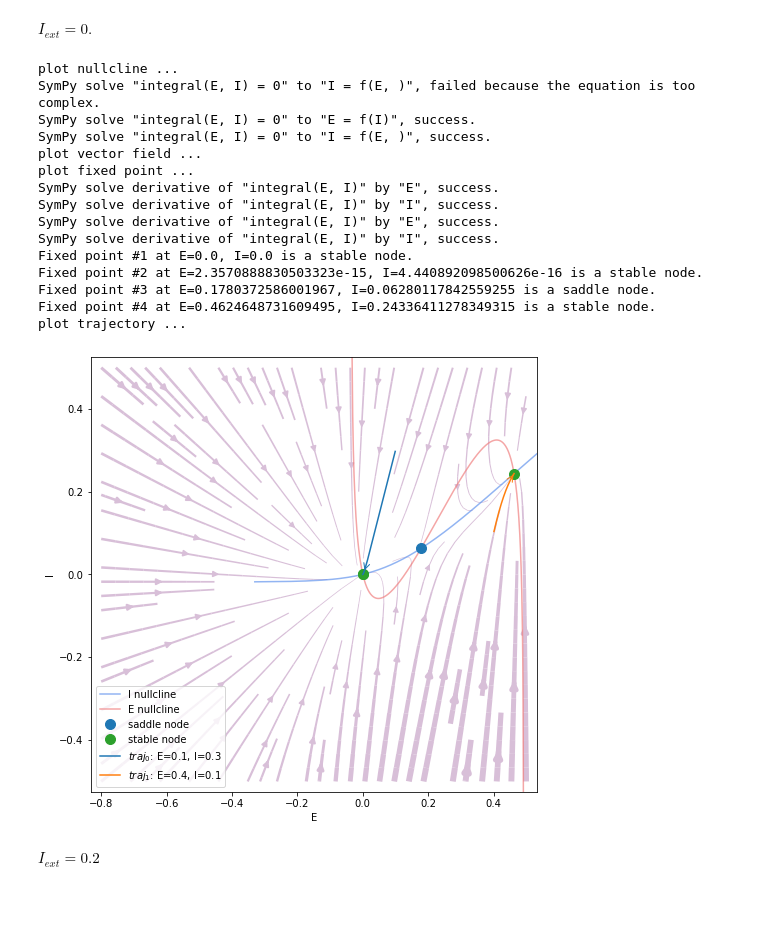
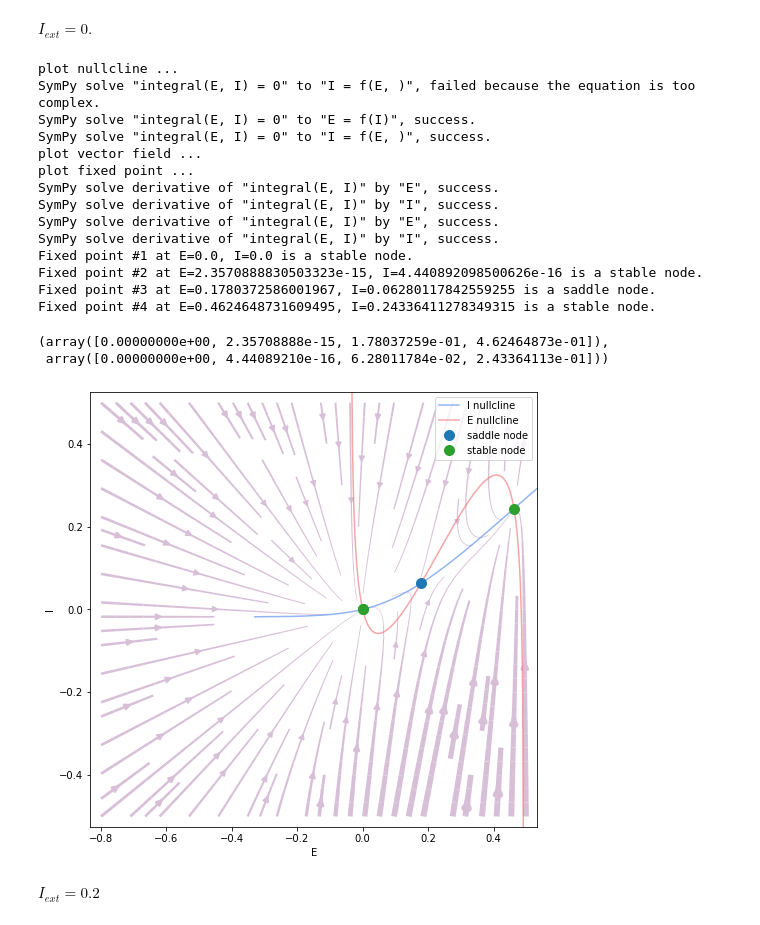
Before and after one commit to AohuaCheng/Neuro-and-Complexity-Science, a Jupyter notebook: tutorials/Computational Neuroscience/dynamics_analysis/2.2_dynamics_analysis.ipynb, the cells around one changed output. Saved outputs shown, nothing was run; the diff lists cells and outputs as text; code cells hidden in the pictures.

```diff
--- a/tutorials/Computational Neuroscience/dynamics_analysis/2.2_dynamics_analysis.ipynb
+++ b/tutorials/Computational Neuroscience/dynamics_analysis/2.2_dynamics_analysis.ipynb
@@ -65,7 +84,12 @@ class WilsonCowan(bp.NeuGroup):
   @staticmethod
   @bp.odeint
   def integral(E, I, t, Iext):
-    # code here
+    x_E = wEE * E - wEI * I + Iext
+    F_E = 1 / (1 + np.exp(-a_E*(x_E-theta_E))) - 1 / (1 + np.exp(a_E*theta_E))
+    dE = (-E + (1-r*E)*F_E ) / tau_E
+    x_I = wIE * E - wII * I
+    F_I = 1 / (1 + np.exp(-a_I*(x_I-theta_I))) - 1 / (1 + np.exp(a_I*theta_I))
+    dI = (-I + (1-r*I)*F_I ) / tau_I
     return dE, dI
 
   def update(self, _t, ):
@@ -91,32 +115,33 @@ $I_{ext} = 0.$
 # %%
 analyzer = bp.analysis.PhasePlane(
   integrals=wc.integral,
   target_vars=OrderedDict(E=[-0.8, 0.5], I=[-0.5, 0.5]),
   pars_update=dict(Iext=0.),
   numerical_resolution=0.001,
 )
 plt.figure(figsize=(8, 8))
 analyzer.plot_nullcline()
 analyzer.plot_vector_field()
 analyzer.plot_fixed_point()
-analyzer.plot_trajectory([{'E': 0.1, 'I': 0.3},{'E': 0.4, 'I': 0.1}], duration=20.)
+# analyzer.plot_trajectory([{'E': 0.1, 'I': 0.3},{'E': 0.4, 'I': 0.1}], duration=20.)
 # %% [output]
 plot nullcline ...
 SymPy solve "integral(E, I) = 0" to "I = f(E, )", failed because the equation is too complex.
 SymPy solve "integral(E, I) = 0" to "E = f(I)", success.
 SymPy solve "integral(E, I) = 0" to "I = f(E, )", success.
 plot vector field ...
 plot fixed point ...
 SymPy solve derivative of "integral(E, I)" by "E", success.
 SymPy solve derivative of "integral(E, I)" by "I", success.
 SymPy solve derivative of "integral(E, I)" by "E", success.
 SymPy solve derivative of "integral(E, I)" by "I", success.
 Fixed point #1 at E=0.0, I=0.0 is a stable node.
 Fixed point #2 at E=2.3570888830503323e-15, I=4.440892098500626e-16 is a stable node.
 Fixed point #3 at E=0.1780372586001967, I=0.06280117842559255 is a saddle node.
 Fixed point #4 at E=0.4624648731609495, I=0.24336411278349315 is a stable node.
-plot trajectory ...
+(array([0.00000000e+00, 2.35708888e-15, 1.78037259e-01, 4.62464873e-01]),
+ array([0.00000000e+00, 4.44089210e-16, 6.28011784e-02, 2.43364113e-01]))
-[figure, old version]
+[figure, new version]
 # %% [markdown]
 $I_{ext} = 0.2$
 # %%
```
Also changed, not shown: parts of 4 cells of this notebook.
